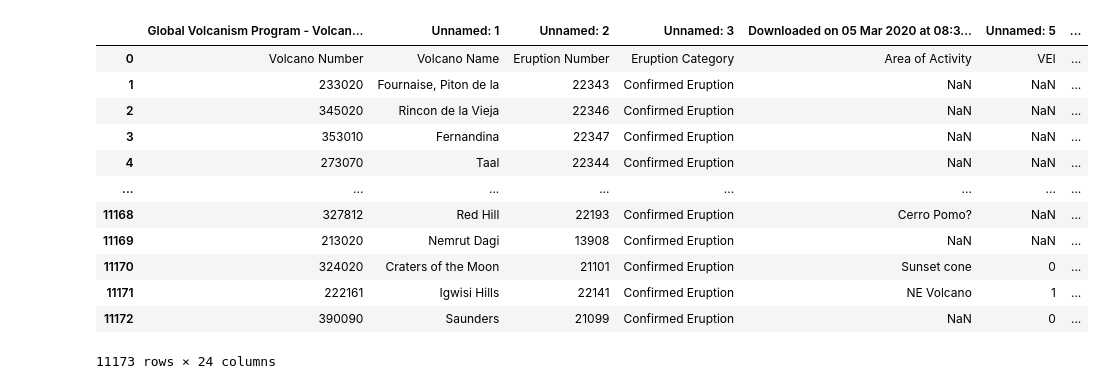
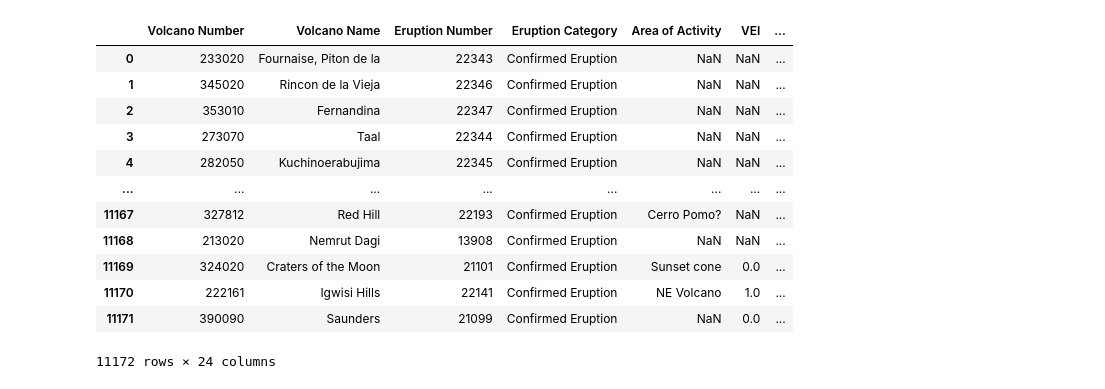
Before and after one commit to WestedCrean/ml-notebooks, a Jupyter notebook: data_engineering_project/pulling_data_from_sources.ipynb, the cells around one changed output. Cells and saved outputs as stored; diff of their text form; code cells hidden in the pictures.

```diff
--- a/data_engineering_project/pulling_data_from_sources.ipynb
+++ b/data_engineering_project/pulling_data_from_sources.ipynb
@@ -4,18 +10,21 @@ import requests
 # %%
-df_1 = pd.read_excel("./datasets/volcano-eruptions-all-historical-to-2020/volcanic_dataset.xls")
-
-display(df_1)
+historical_df = pd.read_excel(
+    "./datasets/volcano-eruptions-all-historical-to-2020/volcanic_dataset.xls", header=1
+)
+historical_df.to_csv(
+    "./datasets/volcano-eruptions-all-historical-to-2020/volcanic_dataset.csv"
+)
 # %% [output]
-|  | Global Volcanism Program - Volcan... | Unnamed: 1 | Unnamed: 2 | Unnamed: 3 | Downloaded on 05 Mar 2020 at 08:3... | Unnamed: 5 | ... |
-| 0 | Volcano Number | Volcano Name | Eruption Number | Eruption Category | Area of Activity | VEI | ... |
-| 1 | 233020 | Fournaise, Piton de la | 22343 | Confirmed Eruption | NaN | NaN | ... |
-| 2 | 345020 | Rincon de la Vieja | 22346 | Confirmed Eruption | NaN | NaN | ... |
-| 3 | 353010 | Fernandina | 22347 | Confirmed Eruption | NaN | NaN | ... |
-| 4 | 273070 | Taal | 22344 | Confirmed Eruption | NaN | NaN | ... |
+|  | Volcano Number | Volcano Name | Eruption Number | Eruption Category | Area of Activity | VEI | ... |
+| 0 | 233020 | Fournaise, Piton de la | 22343 | Confirmed Eruption | NaN | NaN | ... |
+| 1 | 345020 | Rincon de la Vieja | 22346 | Confirmed Eruption | NaN | NaN | ... |
+| 2 | 353010 | Fernandina | 22347 | Confirmed Eruption | NaN | NaN | ... |
+| 3 | 273070 | Taal | 22344 | Confirmed Eruption | NaN | NaN | ... |
+| 4 | 282050 | Kuchinoerabujima | 22345 | Confirmed Eruption | NaN | NaN | ... |
 | ... | ... | ... | ... | ... | ... | ... | ... |
-| 11168 | 327812 | Red Hill | 22193 | Confirmed Eruption | Cerro Pomo? | NaN | ... |
-| 11169 | 213020 | Nemrut Dagi | 13908 | Confirmed Eruption | NaN | NaN | ... |
-| 11170 | 324020 | Craters of the Moon | 21101 | Confirmed Eruption | Sunset cone | 0 | ... |
-| 11171 | 222161 | Igwisi Hills | 22141 | Confirmed Eruption | NE Volcano | 1 | ... |
-| 11172 | 390090 | Saunders | 21099 | Confirmed Eruption | NaN | 0 | ... |
+| 11167 | 327812 | Red Hill | 22193 | Confirmed Eruption | Cerro Pomo? | NaN | ... |
+| 11168 | 213020 | Nemrut Dagi | 13908 | Confirmed Eruption | NaN | NaN | ... |
+| 11169 | 324020 | Craters of the Moon | 21101 | Confirmed Eruption | Sunset cone | 0.0 | ... |
+| 11170 | 222161 | Igwisi Hills | 22141 | Confirmed Eruption | NE Volcano | 1.0 | ... |
+| 11171 | 390090 | Saunders | 21099 | Confirmed Eruption | NaN | 0.0 | ... |
-11173 rows × 24 columns
+11172 rows × 24 columns
```
Also changed, not shown: parts of 4 cells of this notebook, 3 other files.
